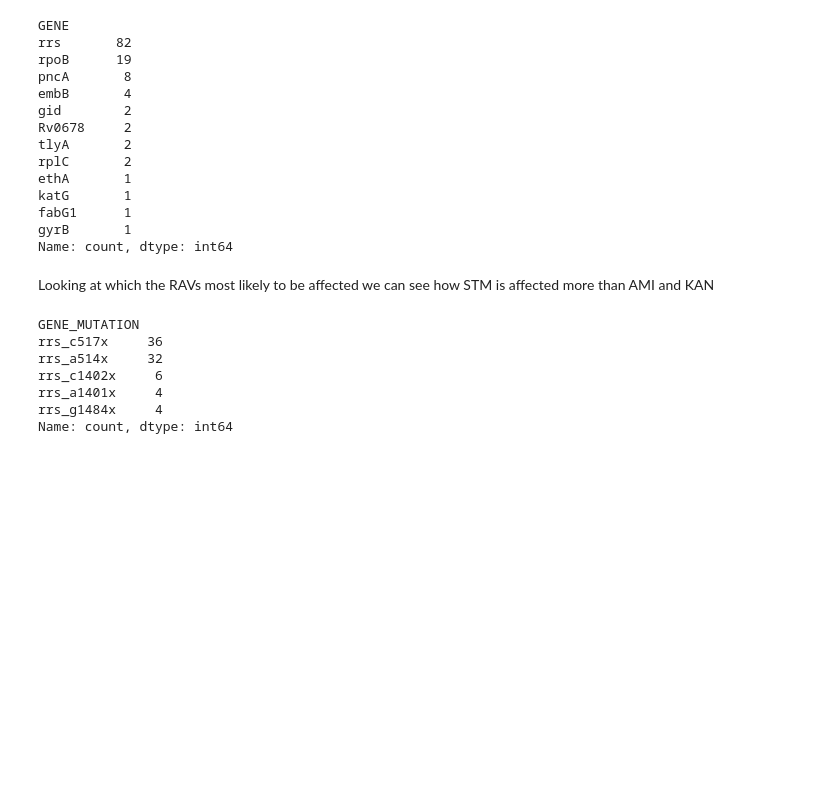
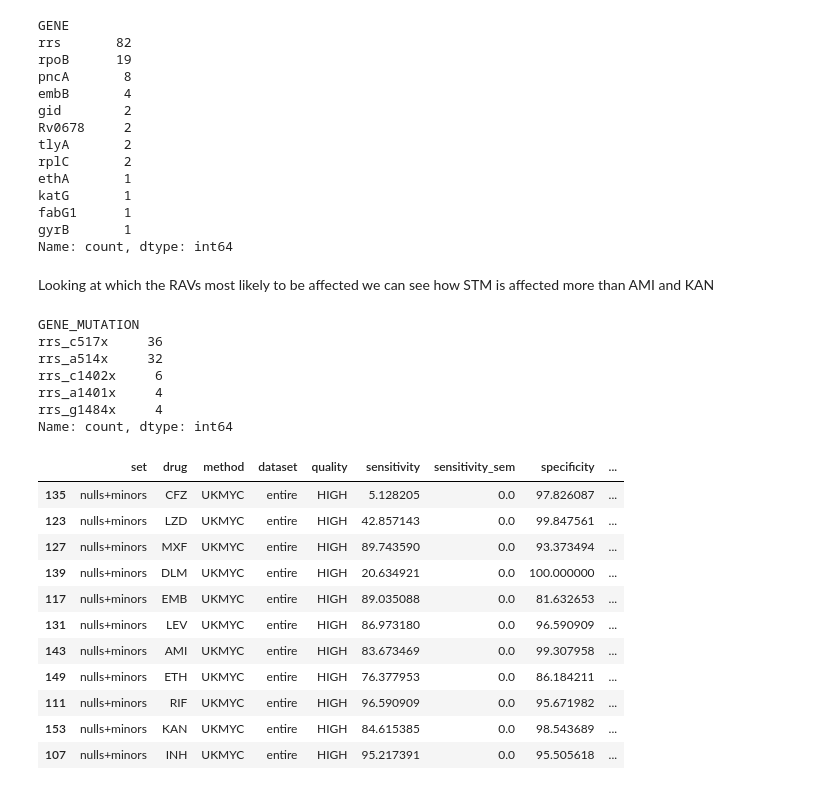
Before and after one commit to fowler-lab/validate-myco-amr, a Jupyter notebook: create-results-table.ipynb, the cells around one changed output. Cells and saved outputs as stored; diff of their text form; code cells hidden in the pictures; blank space fills up the shorter version.

Commit message:
detail for high-confidence MICs

```diff
--- a/create-results-table.ipynb
+++ b/create-results-table.ipynb
@@ -376,3 +378,20 @@ rrs_c1402x     6
 rrs_a1401x     4
 rrs_g1484x     4
 Name: count, dtype: int64
+# %%
+results.reset_index(inplace=True)
+df = results[(results.set=="nulls+minors") & (results.method=="UKMYC") & (results.dataset=="entire") & (results.quality=='HIGH')]
+df.sort_values(by='Total')
+# %% [output]
+|  | set | drug | method | dataset | quality | sensitivity | sensitivity_sem | specificity | ... |
+| 135 | nulls+minors | CFZ | UKMYC | entire | HIGH | 5.128205 | 0.0 | 97.826087 | ... |
+| 123 | nulls+minors | LZD | UKMYC | entire | HIGH | 42.857143 | 0.0 | 99.847561 | ... |
+| 127 | nulls+minors | MXF | UKMYC | entire | HIGH | 89.743590 | 0.0 | 93.373494 | ... |
+| 139 | nulls+minors | DLM | UKMYC | entire | HIGH | 20.634921 | 0.0 | 100.000000 | ... |
+| 117 | nulls+minors | EMB | UKMYC | entire | HIGH | 89.035088 | 0.0 | 81.632653 | ... |
+| 131 | nulls+minors | LEV | UKMYC | entire | HIGH | 86.973180 | 0.0 | 96.590909 | ... |
+| 143 | nulls+minors | AMI | UKMYC | entire | HIGH | 83.673469 | 0.0 | 99.307958 | ... |
+| 149 | nulls+minors | ETH | UKMYC | entire | HIGH | 76.377953 | 0.0 | 86.184211 | ... |
+| 111 | nulls+minors | RIF | UKMYC | entire | HIGH | 96.590909 | 0.0 | 95.671982 | ... |
+| 153 | nulls+minors | KAN | UKMYC | entire | HIGH | 84.615385 | 0.0 | 98.543689 | ... |
+| 107 | nulls+minors | INH | UKMYC | entire | HIGH | 95.217391 | 0.0 | 95.505618 | ... |
```
Also changed, not shown: parts of 1 cell of this notebook.
